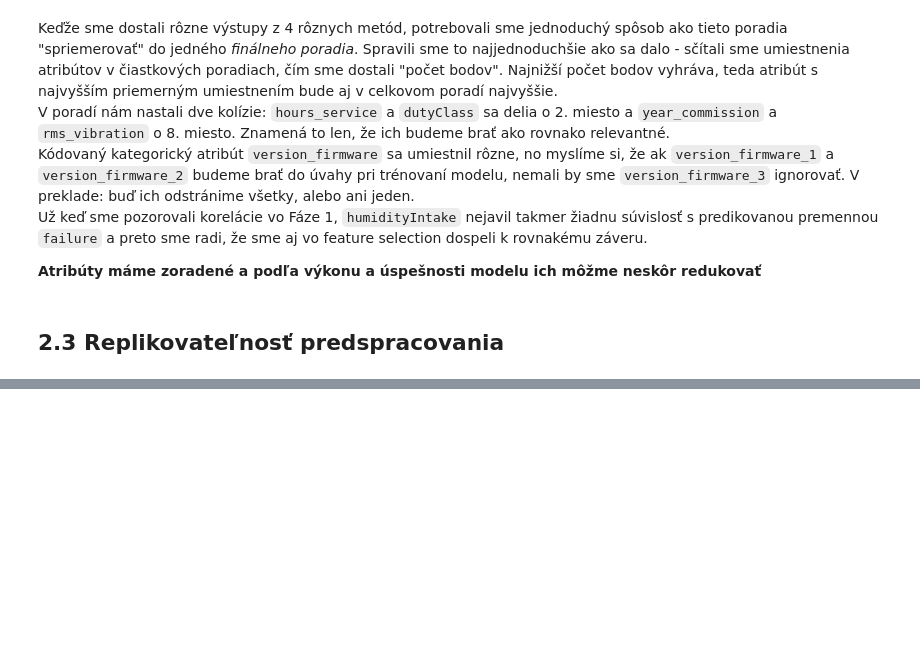
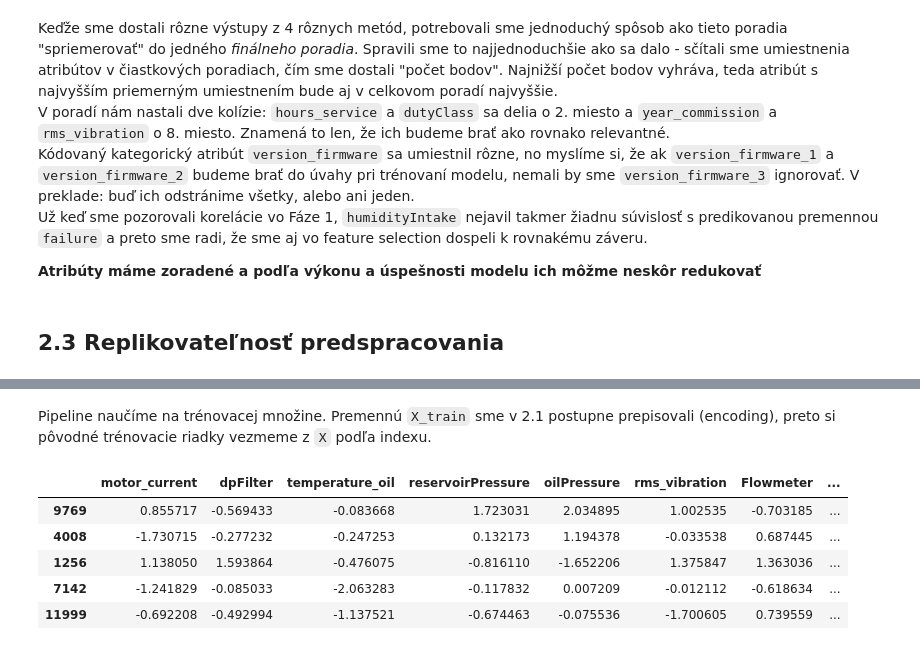
Before and after one commit to Langos428/IAU_projekt, a Jupyter notebook: faza2.ipynb, the cells around one changed output, grey strips where cells are left out. Cells and saved outputs as stored; diff of their text form; code cells hidden in the pictures; blank space fills up the shorter version.

```diff
--- a/faza2.ipynb
+++ b/faza2.ipynb
@@ -393,0 +441,13 @@ Už keď sme pozorovali korelácie vo Fáze 1, `humidityIntake` nejavil takmer
+# %% [markdown]
+Pipeline naučíme na trénovacej množine. Premennú `X_train` sme v 2.1 postupne prepisovali (encoding), preto si pôvodné trénovacie riadky vezmeme z `X` podľa indexu.
+# %%
+X_train_raw = X.loc[X_train.index]
+X_train_prepared = preprocessing.fit_transform(X_train_raw)
+X_train_prepared.head()
+# %% [output]
+|  | motor_current | dpFilter | temperature_oil | reservoirPressure | oilPressure | rms_vibration | Flowmeter | ... |
+| 9769 | 0.855717 | -0.569433 | -0.083668 | 1.723031 | 2.034895 | 1.002535 | -0.703185 | ... |
+| 4008 | -1.730715 | -0.277232 | -0.247253 | 0.132173 | 1.194378 | -0.033538 | 0.687445 | ... |
+| 1256 | 1.138050 | 1.593864 | -0.476075 | -0.816110 | -1.652206 | 1.375847 | 1.363036 | ... |
+| 7142 | -1.241829 | -0.085033 | -2.063283 | -0.117832 | 0.007209 | -0.012112 | -0.618634 | ... |
+| 11999 | -0.692208 | -0.492994 | -1.137521 | -0.674463 | -0.075536 | -1.700605 | 0.739559 | ... |
```
Also changed, not shown: parts of 10 cells of this notebook.
